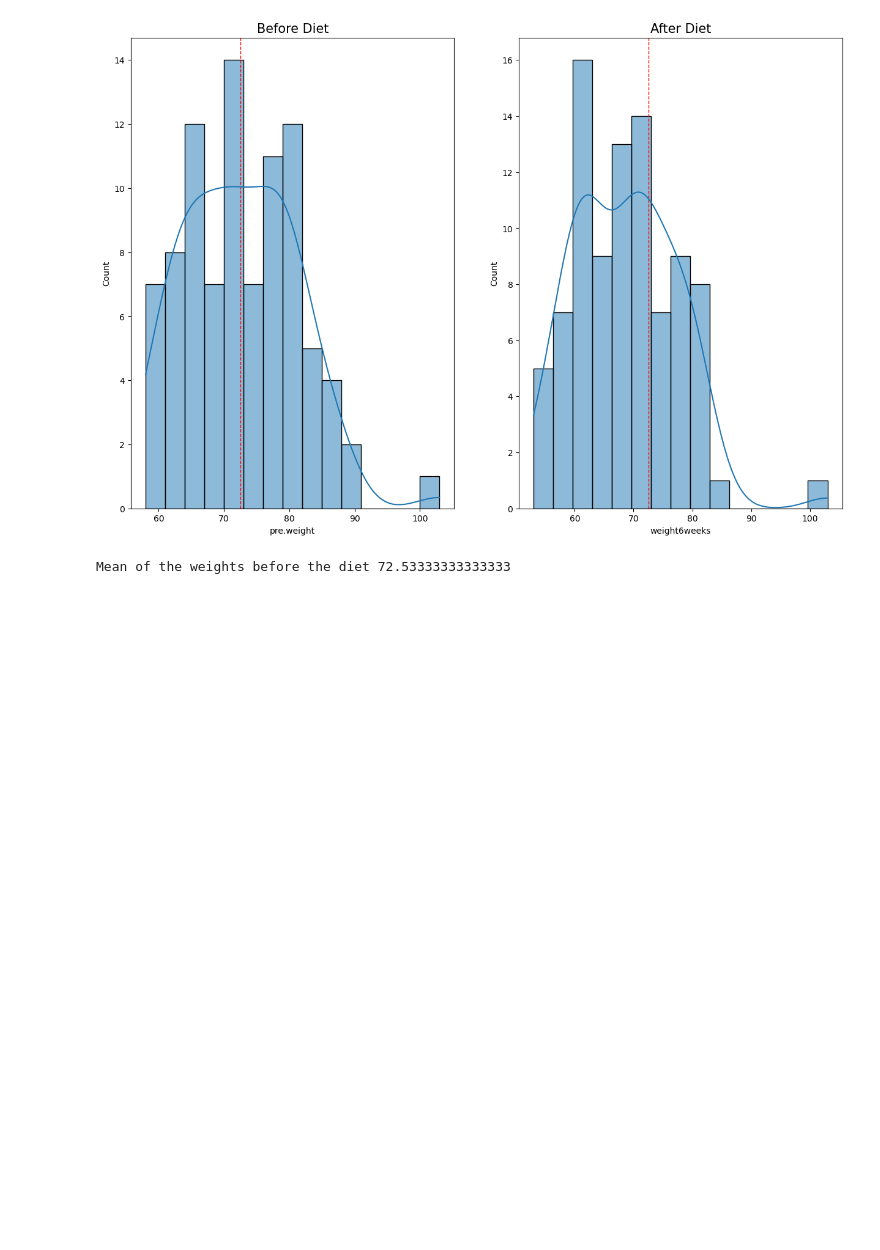
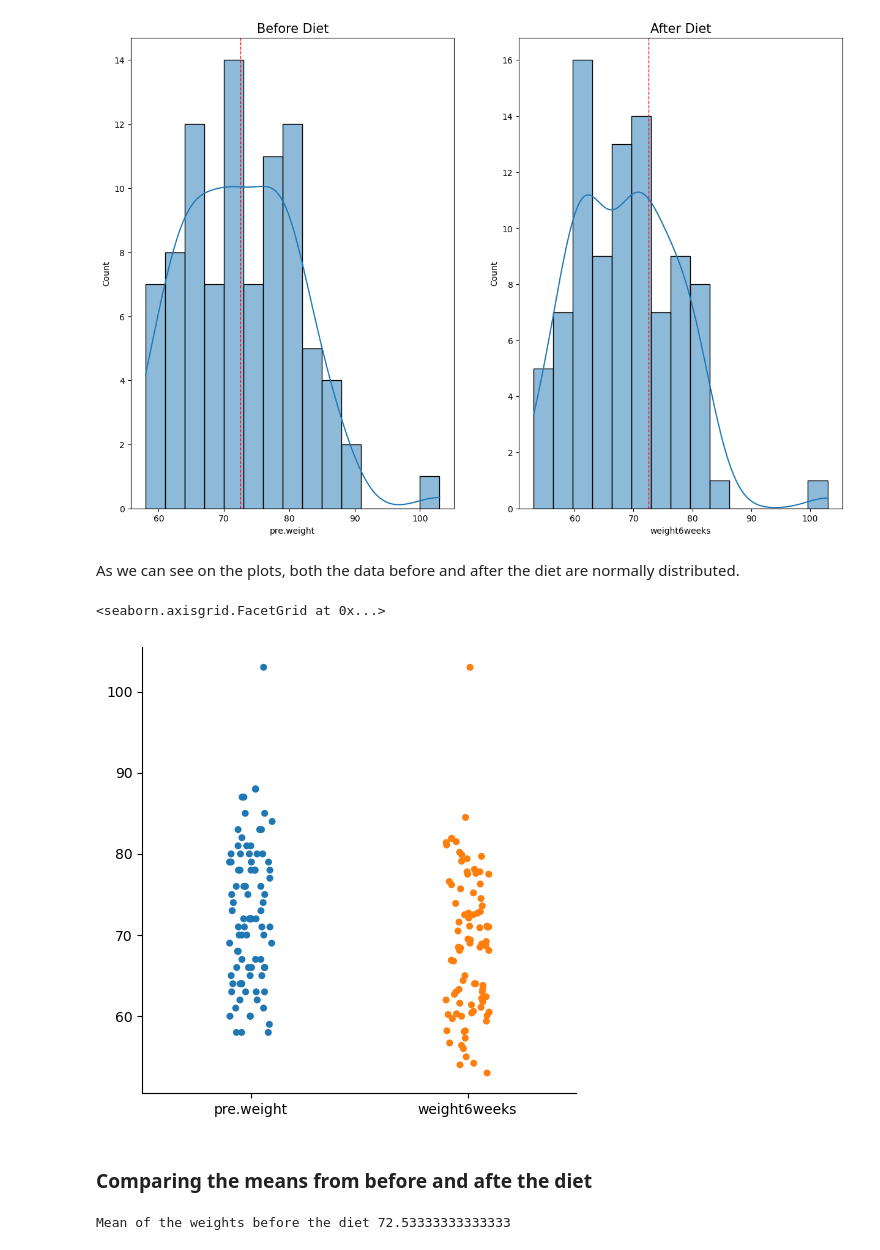
Before and after one commit to ReRiva/machine_learning_lr, a Jupyter notebook: ttest.ipynb, the cells around one changed output. Drawn from its saved outputs; the diff is of its cells as text; code cells hidden in the pictures; blank space fills up the shorter version.

```diff
--- a/ttest.ipynb
+++ b/ttest.ipynb
@@ -97,6 +105,15 @@ sns.histplot(kde=True, data=weight_after_diet, ax=axs[1], bins = 15)
 # %% [output]
 <Axes: title={'center': 'After Diet'}, xlabel='weight6weeks', ylabel='Count'>
 [figure]
+# %% [markdown]
+As we can see on the plots, both the data before and after the diet are normally distributed.
+# %%
+sns.catplot([weight_before_diet, weight_after_diet])
+# %% [output]
+<seaborn.axisgrid.FacetGrid at 0x...>
+[figure, added]
+# %% [markdown]
+### Comparing the means from before and afte the diet
 # %%
 mean_before_diet = weight_before_diet.mean()
 print("Mean of the weights before the diet",mean_before_diet)
```
Also changed, not shown: parts of 16 cells of this notebook.
